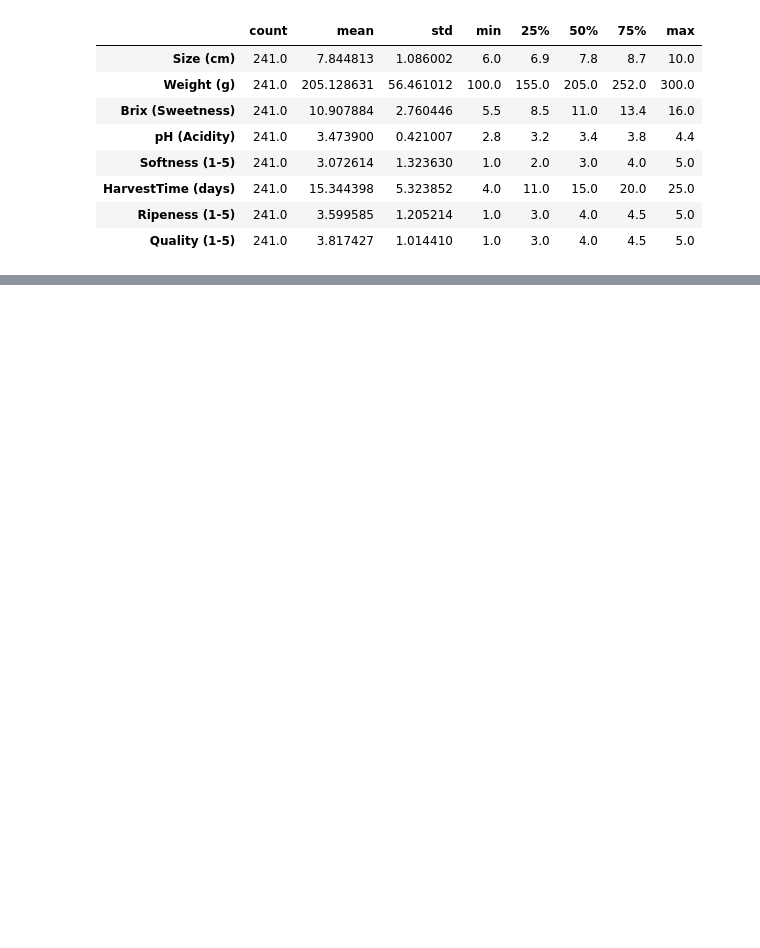
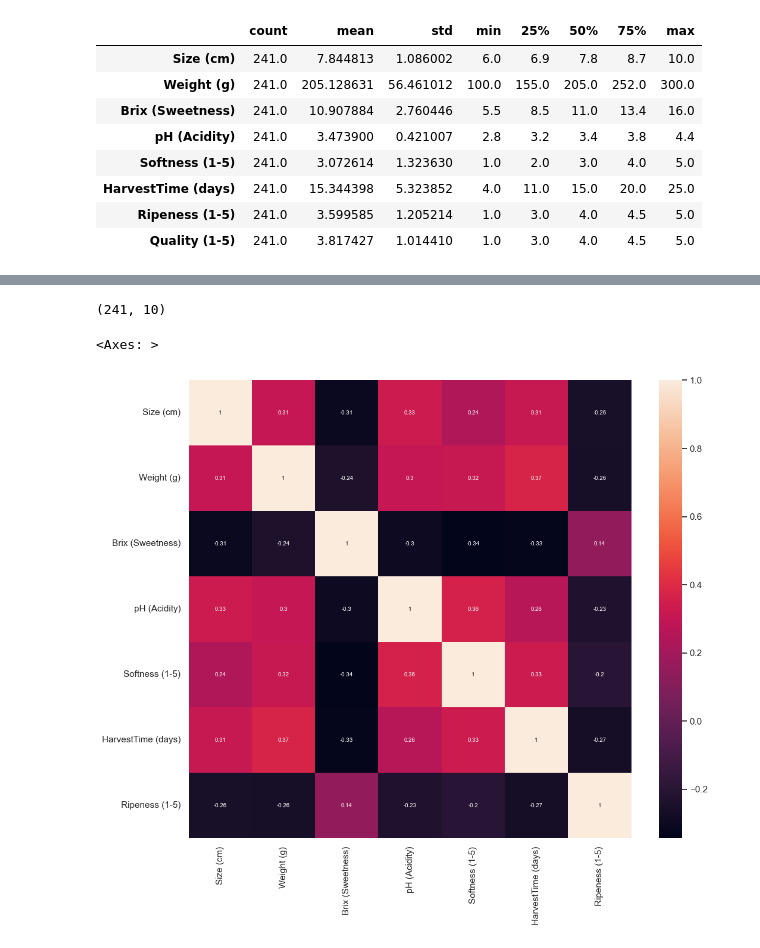
Before and after one commit to Djazil01/Orange-Quality-Classification, a Jupyter notebook: orange.ipynb, the cells around one changed output, grey strips where cells are left out. Cells and saved outputs as stored; diff of their text form; code cells hidden in the pictures; blank space fills up the shorter version.

```diff
--- a/orange.ipynb
+++ b/orange.ipynb
@@ -99,0 +206,5 @@ Name: count, dtype: int64
+# %%
+columns_orange=data_orange.copy()
+columns_orange.drop(['Quality (1-5)'],axis=1,inplace=True)
+columns = list(columns_orange.columns)
+columns
@@ -99,0 +222,10 @@ Name: count, dtype: int64
+# %%
+columns_orange.shape
+# %% [output]
+(241, 10)
+# %%
+plt.figure(figsize=(12,10))
+sns.heatmap(columns_orange.corr(numeric_only=True),annot=True,annot_kws={'fontsize' : 7})
+# %% [output]
+<Axes: >
+[figure, added]
```
Also changed, not shown: parts of 20 cells of this notebook.
